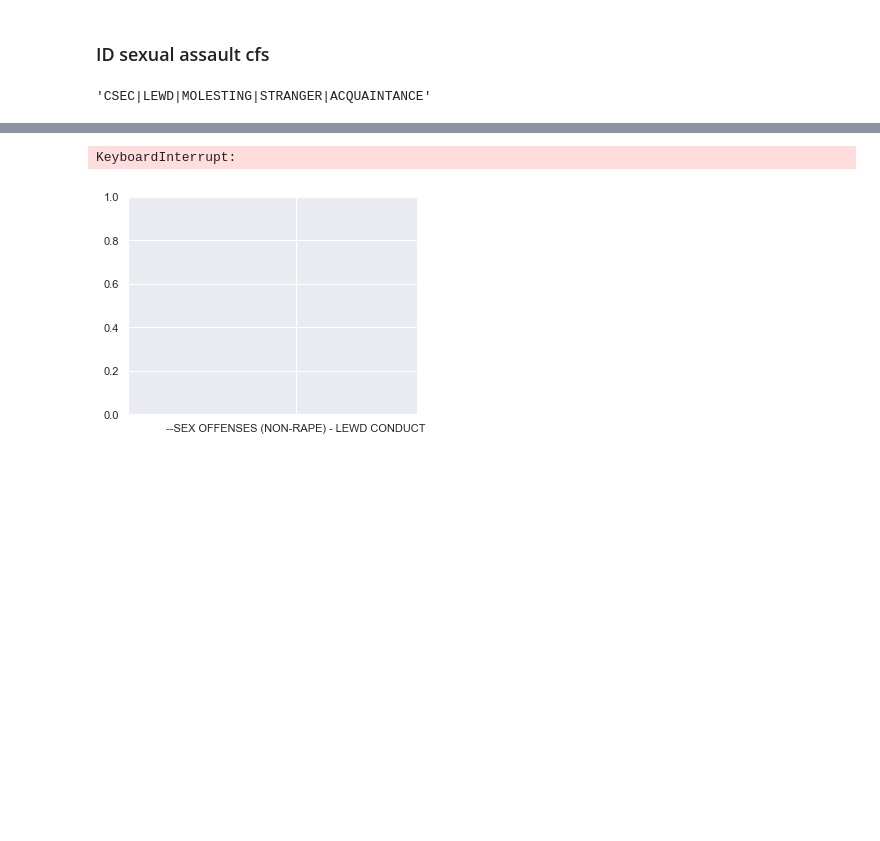
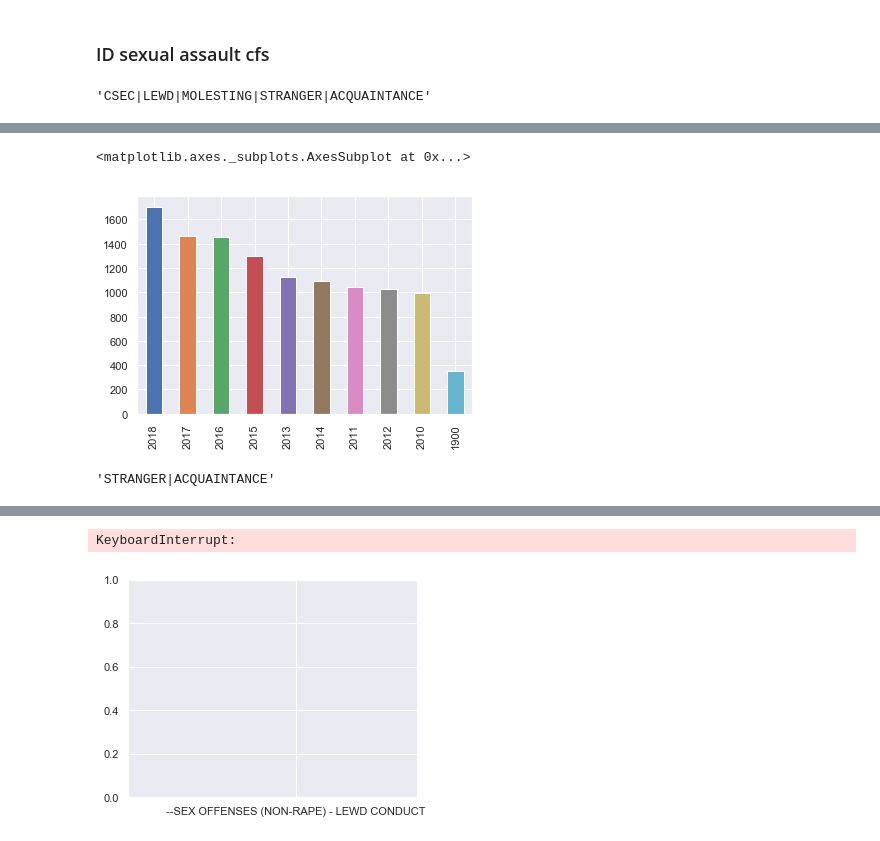
Before and after one commit to teacupwoozy/spd_notebook_archive, a Jupyter notebook: spd_notebook/2010-2018_sexcrimes_violentcrimes.ipynb, the cells around one changed output, grey strips where cells are left out. Drawn from its saved outputs; the diff is of its cells as text; code cells hidden in the pictures; blank space fills up the shorter version.

```diff
--- a/spd_notebook/2010-2018_sexcrimes_violentcrimes.ipynb
+++ b/spd_notebook/2010-2018_sexcrimes_violentcrimes.ipynb
@@ -457,0 +462,19 @@ stage.head()
+# %%
+# Sandbox for each sexual assault by year
+
+
+# All sexual assaults by year (upwards trend)
+pd.value_counts(stage.year).plot.bar()
+
+# All sexual assaults by month of year
+# pd.value_counts(stage.month).plot.bar()
+# %% [output]
+<matplotlib.axes._subplots.AxesSubplot at 0x...>
+[figure, added]
+# %%
+# Define terms that id rape CFS
+
+rape_terms = 'STRANGER|ACQUAINTANCE'
+rape_terms
+# %% [output]
+'STRANGER|ACQUAINTANCE'
```
Also changed, not shown: parts of 20 cells of this notebook.
